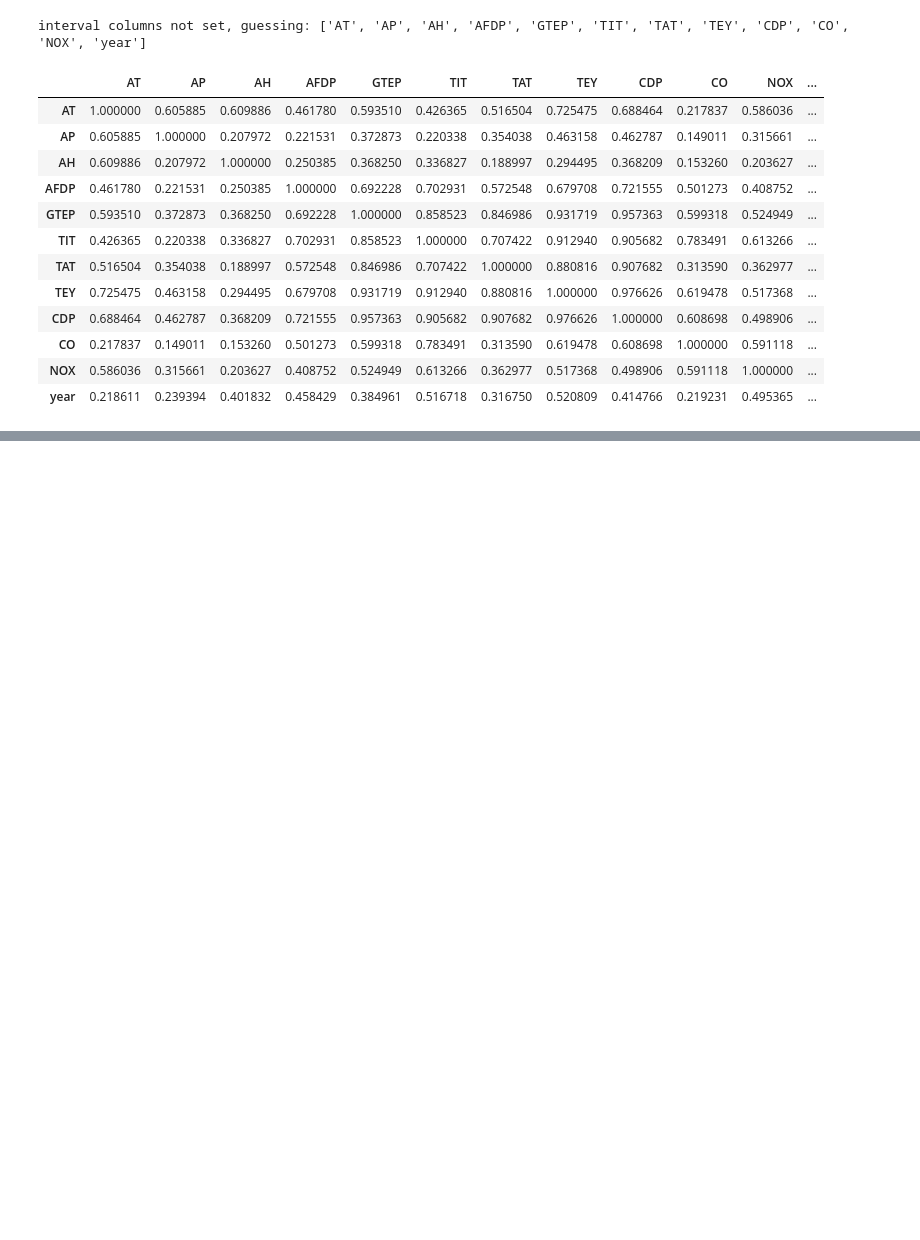
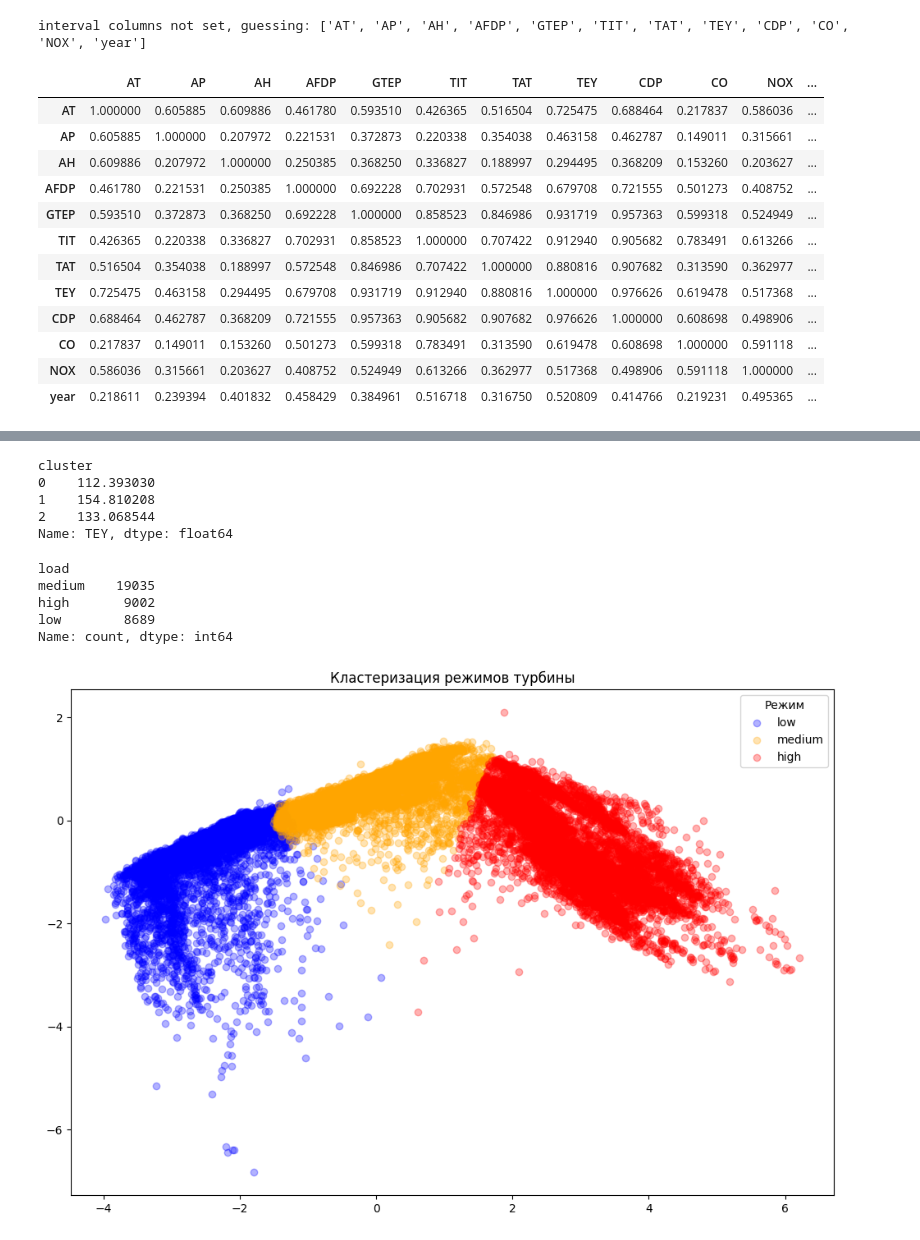
Before and after one commit to lezzzl/ab_tests, a Jupyter notebook: part_2.ipynb, the cells around one changed output, grey strips where cells are left out. Drawn from its saved outputs; the diff is of its cells as text; code cells hidden in the pictures; blank space fills up the shorter version.

```diff
--- a/part_2.ipynb
+++ b/part_2.ipynb
@@ -405,0 +446,10 @@ plt.show()
+# %%
+clust = ['GTEP', 'CDP', 'TIT', 'TAT', 'AFDP']
+X_cluster = data[clust]
+
+scaler = StandardScaler()
+X_scaled = scaler.fit_transform(X_cluster)
+
+kmeans = KMeans(n_clusters=3, random_state=42, n_init=10)
+data['cluster'] = kmeans.fit_predict(X_scaled)
+data.head()
@@ -405,0 +463,44 @@ plt.show()
+# %%
+data.groupby('cluster')['TEY'].mean()
+# %% [output]
+cluster
+0    112.393030
+1    154.810208
+2    133.068544
+Name: TEY, dtype: float64
+# %%
+cluster_map = {
+    0: "low",
+    1: "high",
+    2: "medium"
+}
+data['load'] = data['cluster'].map(cluster_map)
+data['load'].value_counts()
+# %% [output]
+load
+medium    19035
+high       9002
+low        8689
+Name: count, dtype: int64
+# %%
+pca = PCA(n_components=2, random_state=42)
+X_pca = pca.fit_transform(X_scaled)
+data['pca_1'] = X_pca[:, 0]
+data['pca_2'] = X_pca[:, 1]
+
+plt.figure(figsize=(12, 8))
+
+
+low =  data[data['load'] == 'low']
+medium = data[data['load'] == 'medium']
+high = data[data['load'] == 'high']
+
+plt.scatter(low['pca_1'], low['pca_2'], alpha=0.3, label='low', color = 'blue')
+plt.scatter(medium['pca_1'], medium['pca_2'], alpha=0.3, label='medium', color = 'orange')
+plt.scatter(high['pca_1'], high['pca_2'], alpha=0.3, label='high', color = 'red')
+
+plt.title('Кластеризация режимов турбины')
+plt.legend(title='Режим')
+plt.show()
+# %% [output]
+[figure, added]
```
Also changed, not shown: parts of 8 cells of this notebook, 1 other file.
